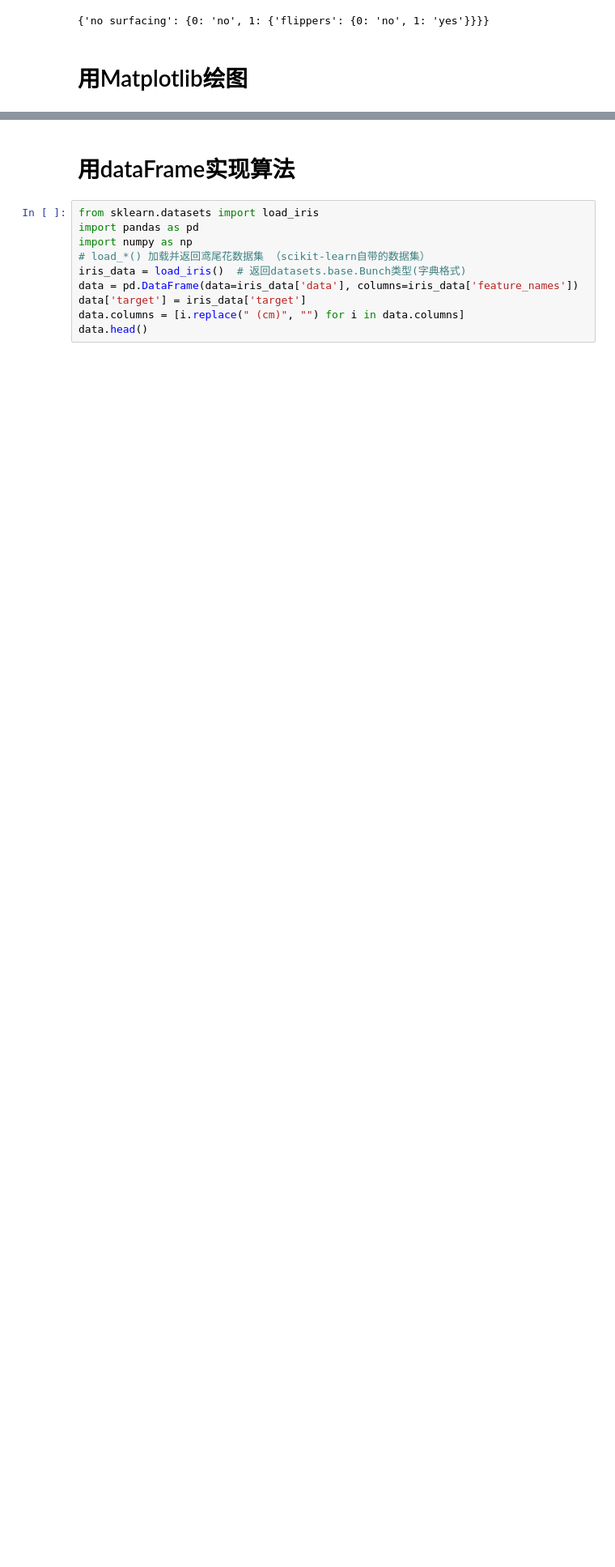
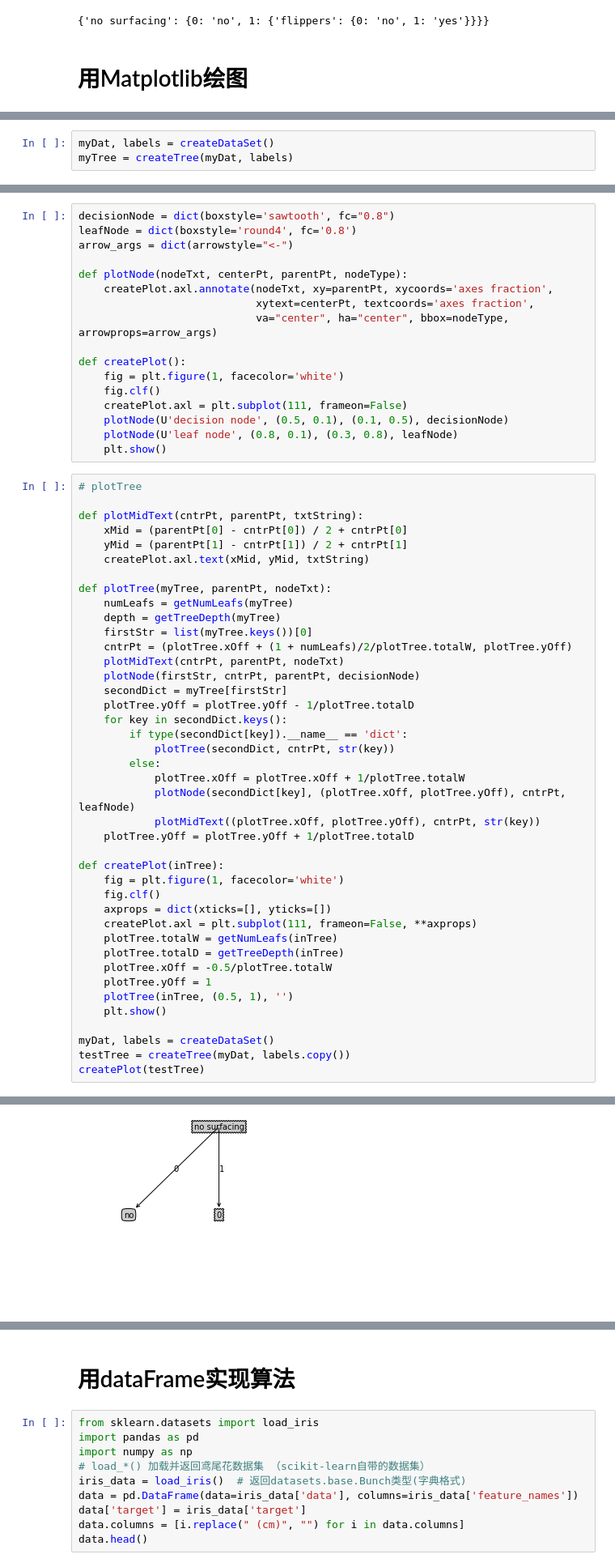
Before and after one commit to creazykana/Machine-Learning, a Jupyter notebook: machine learning in action/Ch03/ML_tree.ipynb, the cells around one changed output, grey strips where cells are left out. Shown: that part at 81% size. Drawn from its saved outputs; the diff is of its cells as text; blank space fills up the shorter version.

```diff
--- a/machine learning in action/Ch03/ML_tree.ipynb
+++ b/machine learning in action/Ch03/ML_tree.ipynb
@@ -148,0 +212,3 @@ createTree(myDat, labels)
+# %%
+myDat, labels = createDataSet()
+myTree = createTree(myDat, labels)
@@ -148,0 +223,59 @@ createTree(myDat, labels)
+# %%
+decisionNode = dict(boxstyle='sawtooth', fc="0.8")
+leafNode = dict(boxstyle='round4', fc='0.8')
+arrow_args = dict(arrowstyle="<-")
+
+def plotNode(nodeTxt, centerPt, parentPt, nodeType):
+    createPlot.axl.annotate(nodeTxt, xy=parentPt, xycoords='axes fraction',
+                            xytext=centerPt, textcoords='axes fraction',
+                            va="center", ha="center", bbox=nodeType, arrowprops=arrow_args)
+
+def createPlot():
+    fig = plt.figure(1, facecolor='white')
+    fig.clf()
+    createPlot.axl = plt.subplot(111, frameon=False)
+    plotNode(U'decision node', (0.5, 0.1), (0.1, 0.5), decisionNode)
+    plotNode(U'leaf node', (0.8, 0.1), (0.3, 0.8), leafNode)
+    plt.show()
+# %%
+# plotTree
+
+def plotMidText(cntrPt, parentPt, txtString):
+    xMid = (parentPt[0] - cntrPt[0]) / 2 + cntrPt[0]
+    yMid = (parentPt[1] - cntrPt[1]) / 2 + cntrPt[1]
+    createPlot.axl.text(xMid, yMid, txtString)
+
+def plotTree(myTree, parentPt, nodeTxt):
+    numLeafs = getNumLeafs(myTree)
+    depth = getTreeDepth(myTree)
+    firstStr = list(myTree.keys())[0]
+    cntrPt = (plotTree.xOff + (1 + numLeafs)/2/plotTree.totalW, plotTree.yOff)
+    plotMidText(cntrPt, parentPt, nodeTxt)
+    plotNode(firstStr, cntrPt, parentPt, decisionNode)
+    secondDict = myTree[firstStr]
+    plotTree.yOff = plotTree.yOff - 1/plotTree.totalD
+    for key in secondDict.keys():
+        if type(secondDict[key]).__name__ == 'dict':
+            plotTree(secondDict, cntrPt, str(key))
+        else:
+            plotTree.xOff = plotTree.xOff + 1/plotTree.totalW
+            plotNode(secondDict[key], (plotTree.xOff, plotTree.yOff), cntrPt, leafNode)
+            plotMidText((plotTree.xOff, plotTree.yOff), cntrPt, str(key))
+    plotTree.yOff = plotTree.yOff + 1/plotTree.totalD
+
+def createPlot(inTree):
+    fig = plt.figure(1, facecolor='white')
+    fig.clf()
+    axprops = dict(xticks=[], yticks=[])
+    createPlot.axl = plt.subplot(111, frameon=False, **axprops)
+    plotTree.totalW = getNumLeafs(inTree)
+    plotTree.totalD = getTreeDepth(inTree)
+    plotTree.xOff = -0.5/plotTree.totalW
+    plotTree.yOff = 1
+    plotTree(inTree, (0.5, 1), '')
+    plt.show()
+
+myDat, labels = createDataSet()
+testTree = createTree(myDat, labels.copy())
+createPlot(testTree)
+# %% [output]
@@ -148,0 +283 @@ createTree(myDat, labels)
+[figure, added]
```
Also changed, not shown: parts of 15 cells of this notebook.
